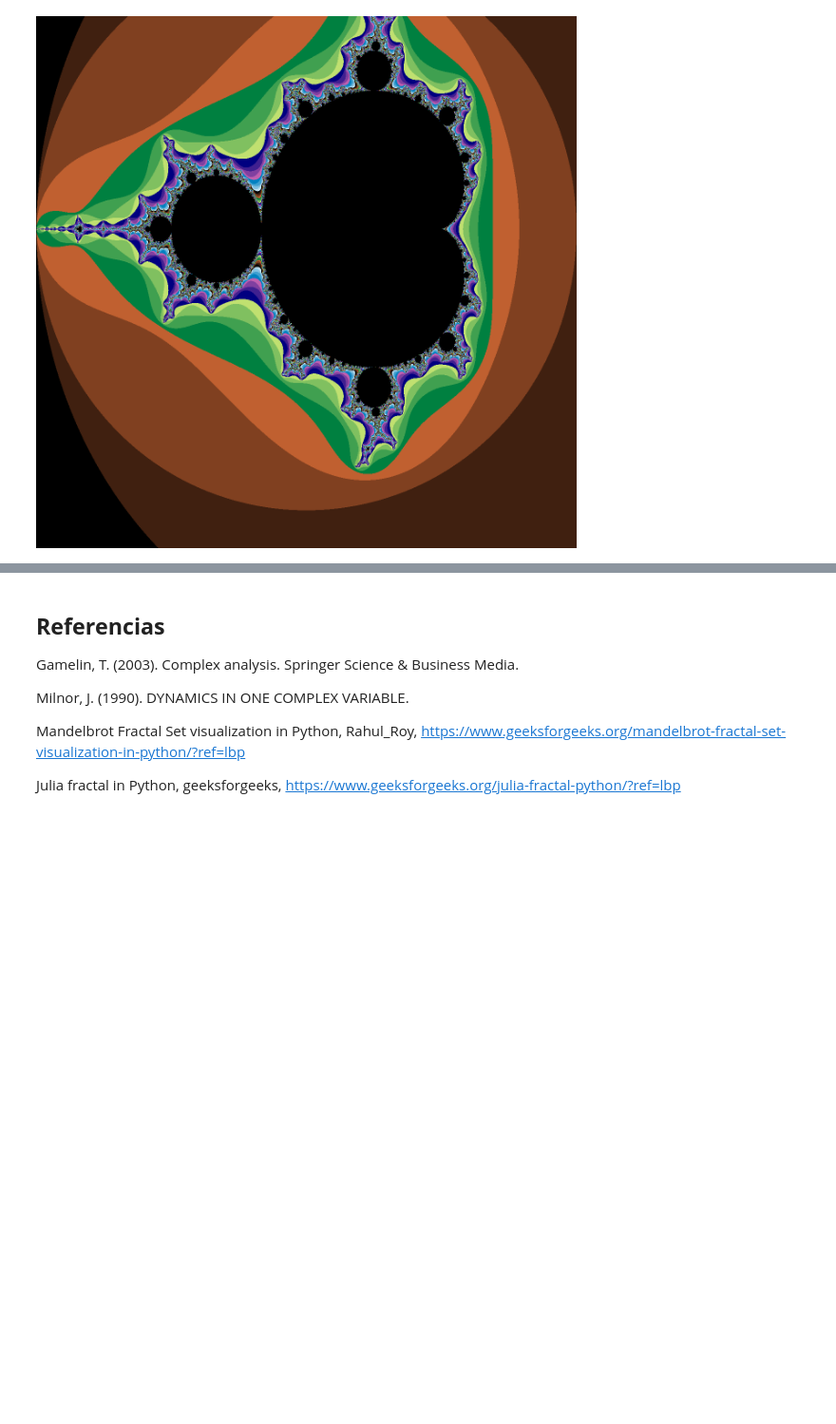
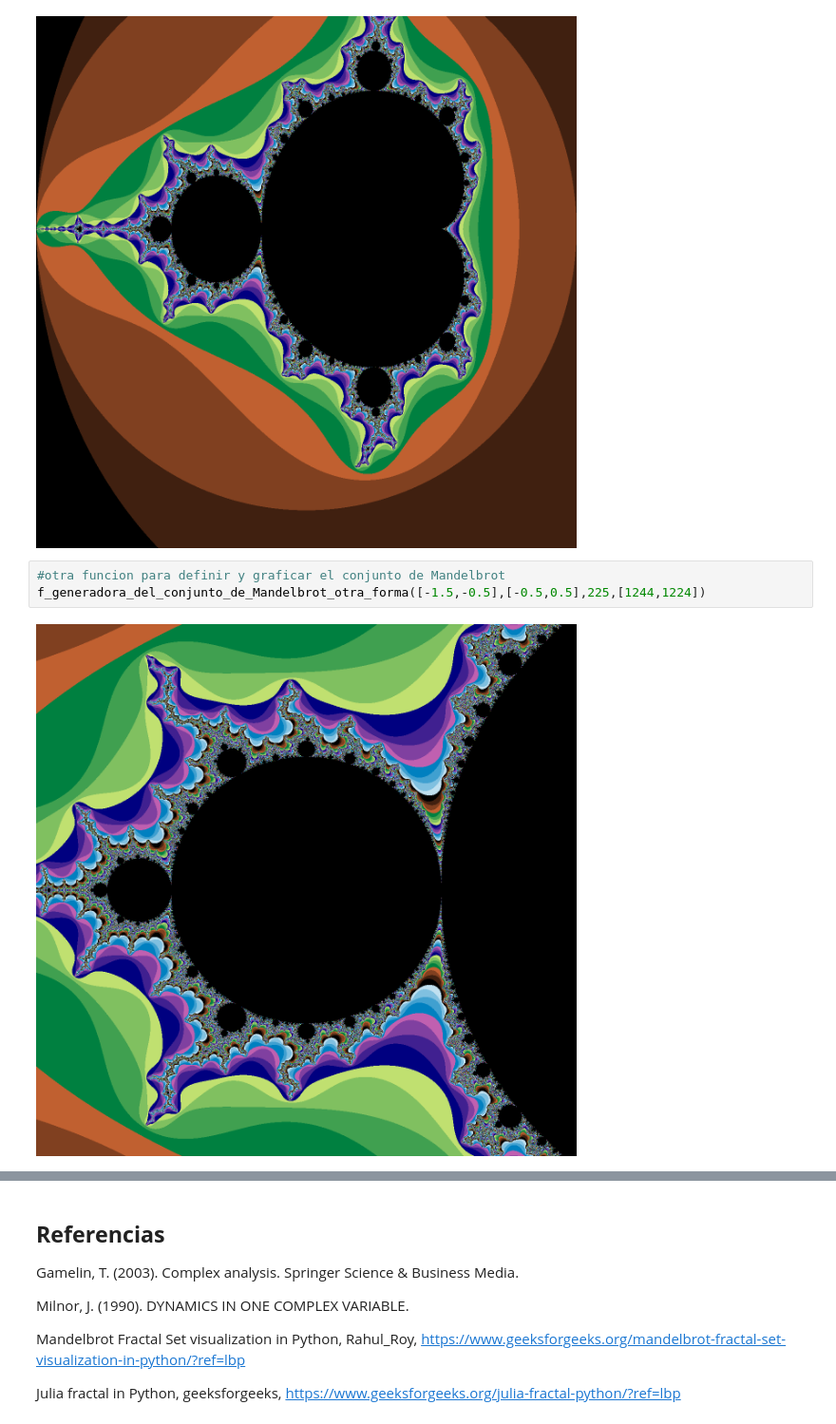
Before and after one commit to lbermudezn/Introduccion_Dinamica_Compleja, a Jupyter notebook: Introduccion_Dinamica_Compleja.ipynb, the cells around one changed output, grey strips where cells are left out. Shown at 95% size. Drawn from its saved outputs; the diff is of its cells as text; blank space fills up the shorter version.

```diff
--- a/Introduccion_Dinamica_Compleja.ipynb
+++ b/Introduccion_Dinamica_Compleja.ipynb
@@ -287,3 +308,8 @@ def f_generadora_del_conjunto_de_Mandelbrot_otra_forma(eje_x,eje_y,iteraciones_m
 f_generadora_del_conjunto_de_Mandelbrot_otra_forma([-2.0,1.0],[-1.0,1.5],225,[1244,1224])
 # %% [output]
 [figure]
+# %%
+#otra funcion para definir y graficar el conjunto de Mandelbrot
+f_generadora_del_conjunto_de_Mandelbrot_otra_forma([-1.5,-0.5],[-0.5,0.5],225,[1244,1224])
+# %% [output]
+[figure, added]
```
Also changed, not shown: parts of 8 cells of this notebook.
